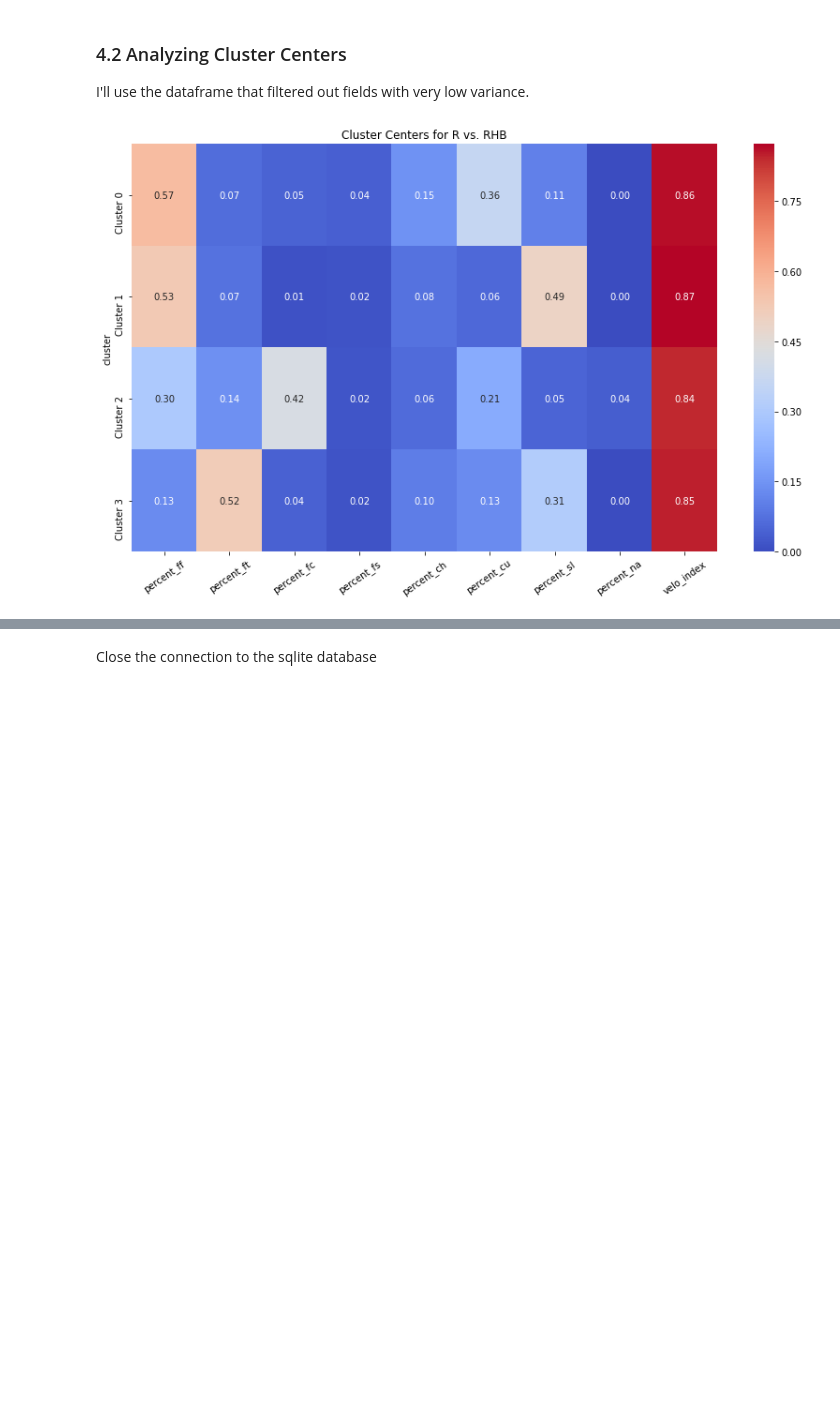
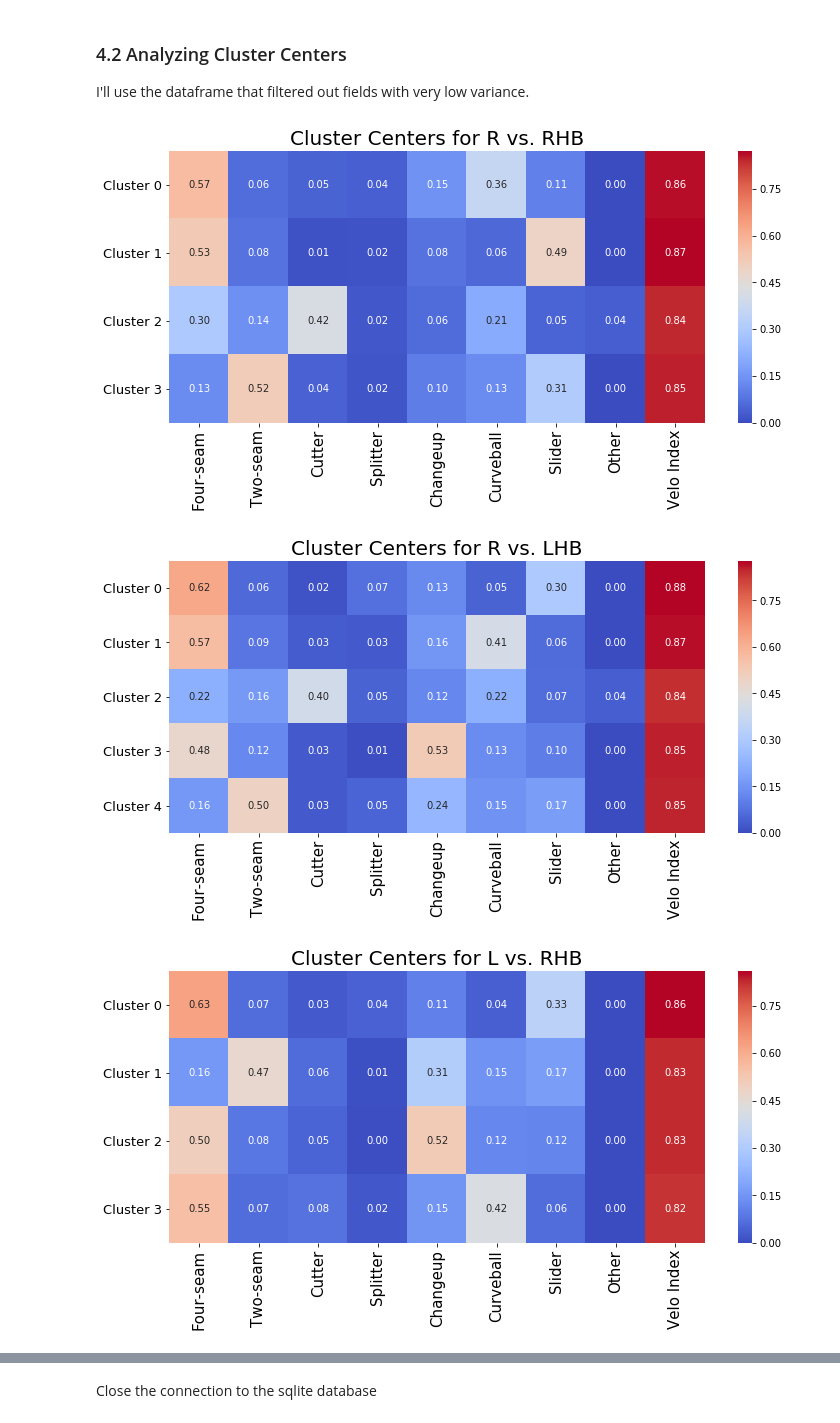
Before and after one commit to dsaltz432/MLB-Pitch-Types, a Jupyter notebook: Clustering Pitcher Types.ipynb, the cells around one changed output, grey strips where cells are left out. Saved outputs shown, nothing was run; the diff lists cells and outputs as text; code cells hidden in the pictures; blank space fills up the shorter version.

```diff
--- a/Clustering Pitcher Types.ipynb
+++ b/Clustering Pitcher Types.ipynb
@@ -562,35 +574,42 @@ Based on the sum of squared distances, it looks like the optimal number of clust
 I'll use the dataframe that filtered out fields with very low variance.
 # %%
 def analyze_cluster_centers(data_sections):
+    for data_section in data_sections:
 
-    p_throws = data_sections[0]["p_throws"]
-    type_of_batters = data_sections[0]["type_of_batters"]
-    df = data_sections[0]["df"].drop(["pitcher_id", "p_throws", "type_of_batters", "index"], axis=1)
-    k = data_sections[0]["optimal_k"]
+        # Get data from data_section
+        p_throws = data_section["p_throws"]
+        type_of_batters = data_section["type_of_batters"]
+        df = data_section["df"].drop(["pitcher_id", "p_throws", "type_of_batters", "index"], axis=1)
+        k = data_section["optimal_k"]
 
-    # Run kmeans
-    kmeans = KMeans(n_clusters=k, random_state=0).fit(df)
+        # Run kmeans
+        kmeans = KMeans(n_clusters=k, random_state=0).fit(df)
 
-    # Add cluster as a column
-    df['cluster'] = kmeans.labels_
+        # Add cluster as a column
+        df['cluster'] = kmeans.labels_
 
-    grouped = df.groupby(['cluster'], sort=True).mean().round(3)
-    plt.figure(figsize=(14, 8))
-    fig = sns.heatmap(grouped, annot=True, fmt=".2f", cmap='coolwarm')
+        # Group pitchers by their cluster
+        grouped = df.groupby(['cluster'], sort=True).mean()
 
-    y_values = []
-    for i in range(0, k):
-        y_values.append("Cluster {}".format(i))
-    fig.set_yticklabels(y_values)
+        # generate heatmap
+        plt.figure(figsize=(12, 5))
+        fig = sns.heatmap(grouped, annot=True, fmt=".2f", cmap='coolwarm')
 
-    for tick in fig.get_xticklabels():
-        tick.set_rotation(35)
-        tick.set_fontsize(10)
+        # Set labels and title
+        xlabels = ["Four-seam", "Two-seam", "Cutter", "Splitter", "Changeup",
+                   "Curveball", "Slider", "Other", "Velo Index"]
+        fig.set_xticklabels(xlabels, rotation=90, fontsize=15)
+        ylabels = ["Cluster {}".format(i) for i in range(0, k)]
+        fig.set_yticklabels(ylabels, rotation=0, fontsize=13)
+        fig.set_ylabel('')
+        plt.title("Cluster Centers for {} vs. {}".format(p_throws, type_of_batters), fontsize=20)
 
-    plt.title("Cluster Centers for {} vs. {}".format(p_throws, type_of_batters))
-    plt.show();
+        # Display heatmap
+        plt.show();
 
 
 analyze_cluster_centers(data_sections)
 # %% [output]
-[figure, old version]
+[figure, new version]
+[figure, added]
+[figure, added]
```
Also changed, not shown: parts of 4 cells of this notebook.
